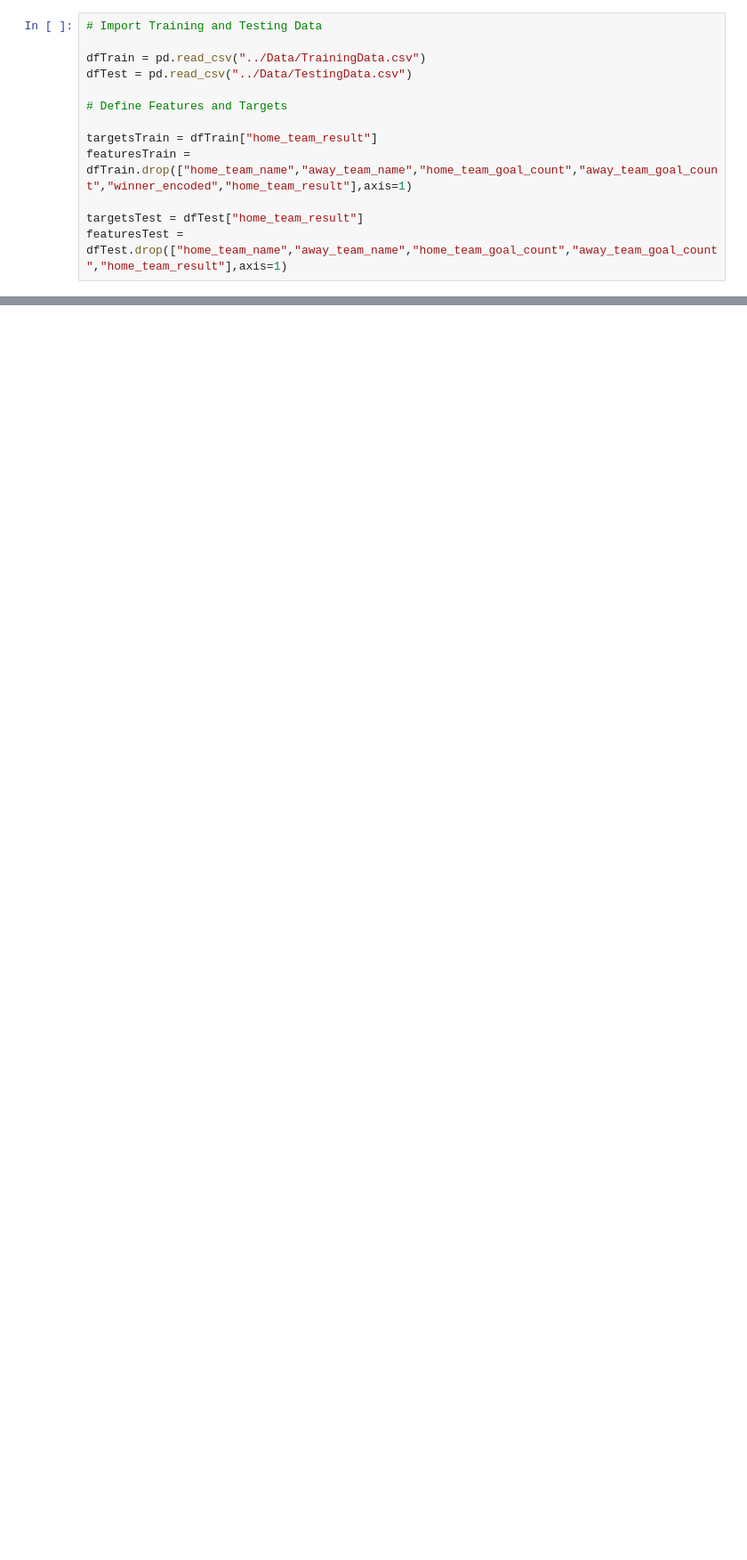
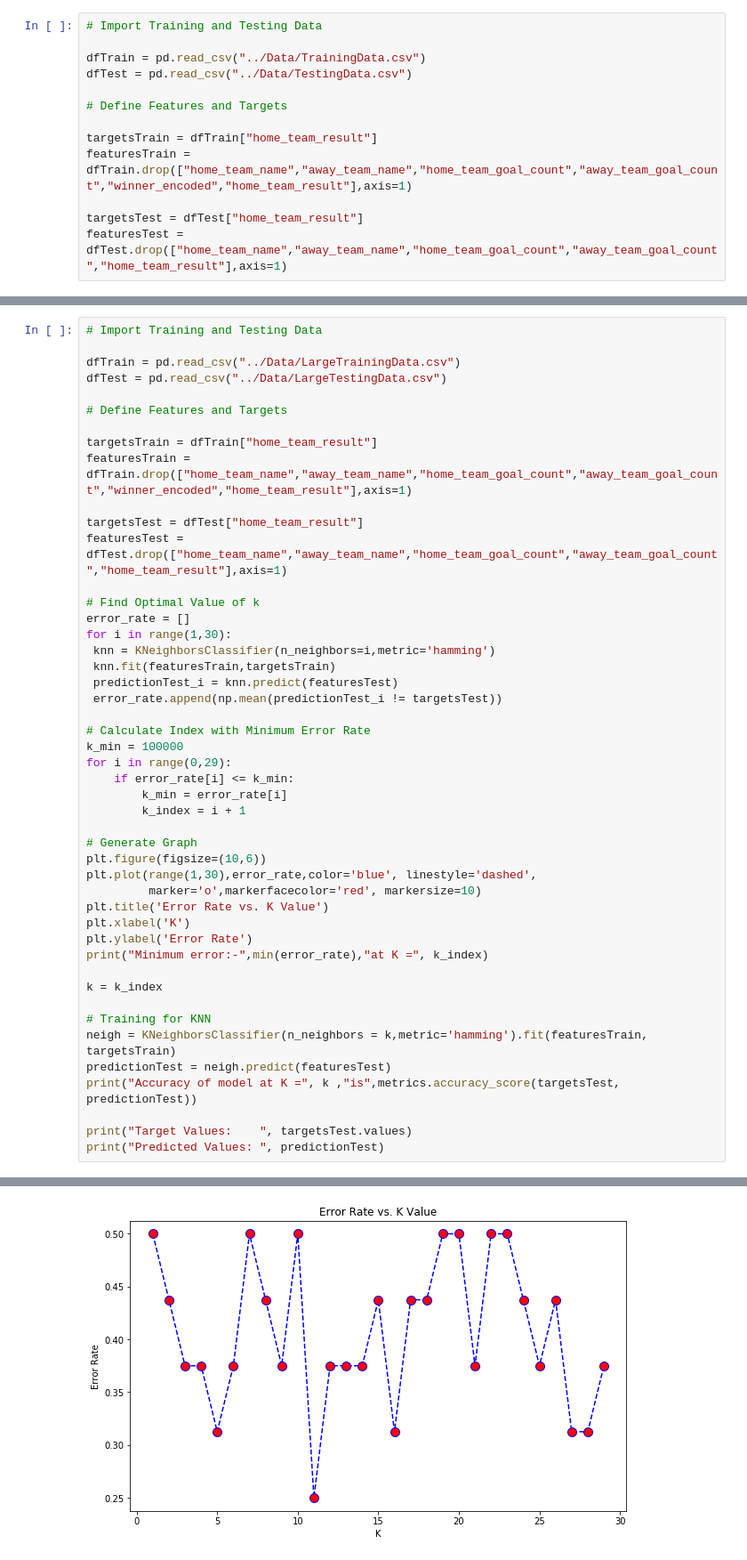
Before and after one commit to rajatjain007/FIFAWorldCupPrediction, a Jupyter notebook: KNN/phase1.ipynb, the cells around one changed output, grey strips where cells are left out. Shown at 89% size. Saved outputs shown, nothing was run; the diff lists cells and outputs as text; blank space fills up the shorter version.

Commit message:
Code added to test large dataset

```diff
--- a/KNN/phase1.ipynb
+++ b/KNN/phase1.ipynb
@@ -66,0 +69,48 @@ Predicted Values:  [1. 1. 0. 0. 1. 1. 0. 0. 1. 1. 0. 1. 1. 0. 0. 1.]
+# %%
+# Import Training and Testing Data
+
+dfTrain = pd.read_csv("../Data/LargeTrainingData.csv")
+dfTest = pd.read_csv("../Data/LargeTestingData.csv")
+
+# Define Features and Targets
+
+targetsTrain = dfTrain["home_team_result"]
+featuresTrain = dfTrain.drop(["home_team_name","away_team_name","home_team_goal_count","away_team_goal_count","winner_encoded","home_team_result"],axis=1)
+
+targetsTest = dfTest["home_team_result"]
+featuresTest = dfTest.drop(["home_team_name","away_team_name","home_team_goal_count","away_team_goal_count","home_team_result"],axis=1)
+
+# Find Optimal Value of k
+error_rate = []
+for i in range(1,30):
+ knn = KNeighborsClassifier(n_neighbors=i,metric='hamming')
+ knn.fit(featuresTrain,targetsTrain)
+ predictionTest_i = knn.predict(featuresTest)
+ error_rate.append(np.mean(predictionTest_i != targetsTest))
+
+# Calculate Index with Minimum Error Rate
+k_min = 100000
+for i in range(0,29):
+    if error_rate[i] <= k_min:
+        k_min = error_rate[i]
+        k_index = i + 1
+
+# Generate Graph
+plt.figure(figsize=(10,6))
+plt.plot(range(1,30),error_rate,color='blue', linestyle='dashed',
+         marker='o',markerfacecolor='red', markersize=10)
+plt.title('Error Rate vs. K Value')
+plt.xlabel('K')
+plt.ylabel('Error Rate')
+print("Minimum error:-",min(error_rate),"at K =", k_index)
+
+k = k_index
+
+# Training for KNN
+neigh = KNeighborsClassifier(n_neighbors = k,metric='hamming').fit(featuresTrain, targetsTrain)
+predictionTest = neigh.predict(featuresTest)
+print("Accuracy of model at K =", k ,"is",metrics.accuracy_score(targetsTest, predictionTest))
+
+print("Target Values:    ", targetsTest.values)
+print("Predicted Values: ", predictionTest)
+# %% [output]
@@ -66,0 +121 @@ Predicted Values:  [1. 1. 0. 0. 1. 1. 0. 0. 1. 1. 0. 1. 1. 0. 0. 1.]
+[figure, added]
```
Also changed, not shown: parts of 4 cells of this notebook, 4 other files.
